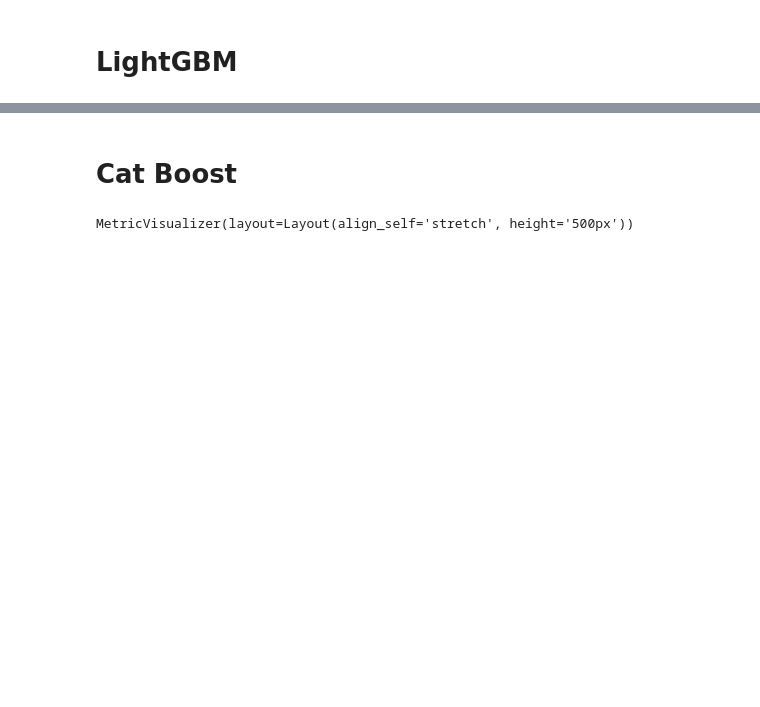
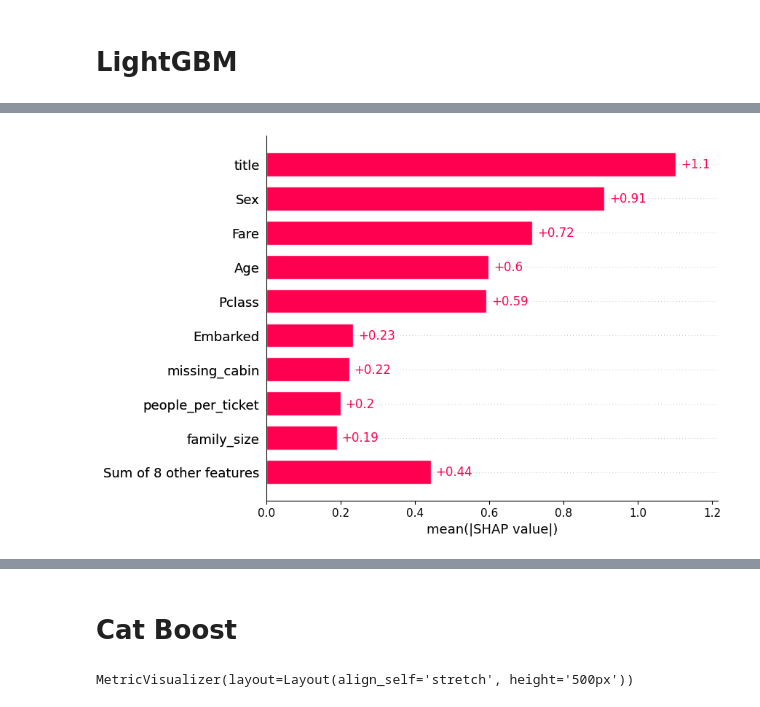
Before and after one commit to VladGnatiuk/projector_ml6, a Jupyter notebook: _vg/homeworks/homework 10. Prjctr HW10. Feature importance.ipynb, the cells around one changed output, grey strips where cells are left out. Cells and saved outputs as stored; diff of their text form; code cells hidden in the pictures; blank space fills up the shorter version.

```diff
--- a/_vg/homeworks/homework 10. Prjctr HW10. Feature importance.ipynb
+++ b/_vg/homeworks/homework 10. Prjctr HW10. Feature importance.ipynb
@@ -393,0 +353,4 @@ lgbm_test_results2['Survived'].to_csv('lgbm_test_results2.csv', index=True)
+# %%
+shap.plots.bar(shap_values)
+# %% [output]
+[figure, added]
```
Also changed, not shown: parts of 19 cells of this notebook.
